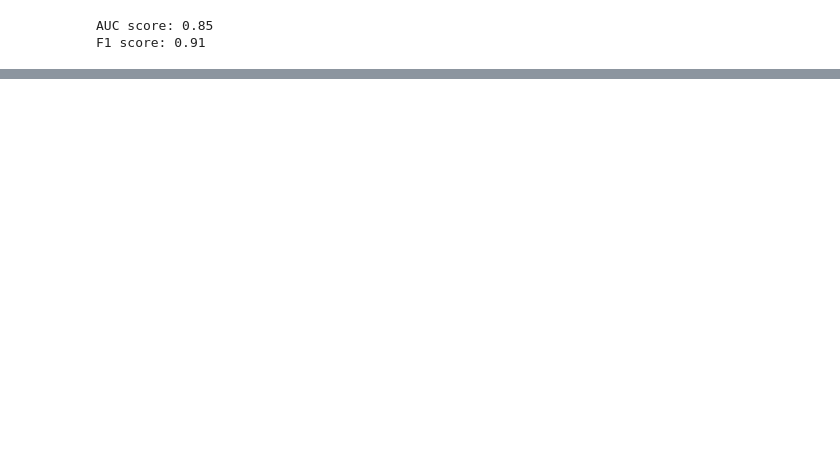
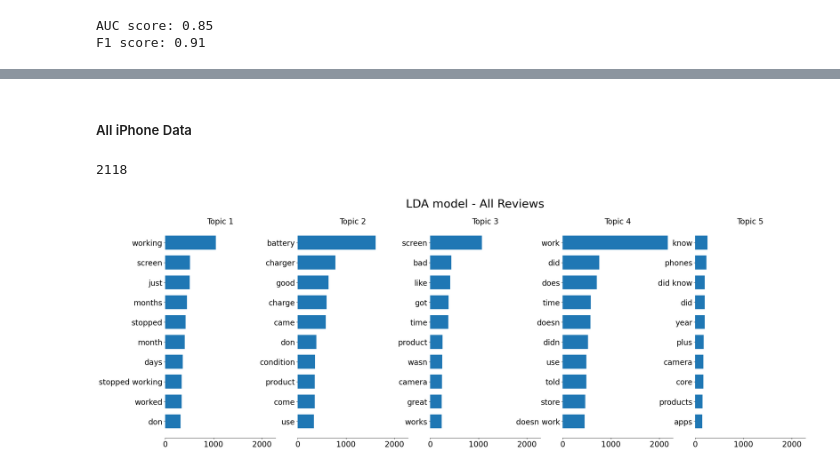
Before and after one commit to prarid/Product_Reviews_Feedback_Extraction, a Jupyter notebook: SentimentAnalysis_TopicModeling.ipynb, the cells around one changed output, grey strips where cells are left out. Saved outputs shown, nothing was run; the diff lists cells and outputs as text; code cells hidden in the pictures; blank space fills up the shorter version.

```diff
--- a/SentimentAnalysis_TopicModeling.ipynb
+++ b/SentimentAnalysis_TopicModeling.ipynb
@@ -452,0 +478,39 @@ df_top.sample(2)
+# %%
+#adapted from here:
+# https://scikit-learn.org/stable/auto_examples/applications/plot_topics_extraction_with_nmf_lda.html
+def plot_top_words(model, feature_names, n_topics, n_top_words, title):
+    fig, axes = plt.subplots(1, n_topics, figsize=(30, 10), sharex=True)
+    axes = axes.flatten()
+    for topic_idx, topic in enumerate(model.components_):
+        top_features_ind = topic.argsort()[-n_top_words:]
+        top_features = feature_names[top_features_ind]
+        weights = topic[top_features_ind]
+
+        ax = axes[topic_idx]
+        ax.barh(top_features, weights, height=0.7)
+        ax.set_title(f"Topic {topic_idx +1}", fontdict={"fontsize": 20})
+        ax.tick_params(axis="both", which="major", labelsize=20)
+        for i in "top right left".split():
+            ax.spines[i].set_visible(False)
+        fig.suptitle(title, fontsize=30)
+# %%
+my_stop_words = list(text.ENGLISH_STOP_WORDS)
+## removing carrier related words because the focus is on phone feedback not carrier
+my_stop_words.extend(['iphone', 'apple', 'verizon', 'att', 'tmobile' 'mobile', 'phone','amazon', 'sprint', 'sim', 'card', 'locked', 'unlocked',
+                      'unlock', 'lock', 'new', 'refurbished', 'used', 'stolen', 'returned', 'return', 'refund', 'seller', 'sold', 'sell', 'buy',
+                      'bought', 'carrier', 'fake', 'received', 'android', 'samsung', 'google', 'money', 'activated', 'purchased', 'activate',
+                      'box'])
+cvec = CountVectorizer(stop_words = my_stop_words, lowercase = True, token_pattern = r"\b[A-Za-z]{3,}\b",
+                       min_df = 25, max_df = 0.75, ngram_range = (1,2))
+# %% [markdown]
+##### All iPhone Data
+# %%
+reviews_vec_all = cvec.fit_transform(df_top["Reviews"])
+# print(len(cvec.get_feature_names_out())) #2118
+
+# https://scikit-learn.org/stable/modules/generated/sklearn.decomposition.LatentDirichletAllocation.html
+lda = LatentDirichletAllocation(n_components = 5, random_state = 0).fit(reviews_vec_all)
+plot_top_words(lda, cvec.get_feature_names_out(), 5, 10, "LDA model - All Reviews")
+# %% [output]
+2118
+[figure, added]
```
Also changed, not shown: parts of 51 cells of this notebook.
